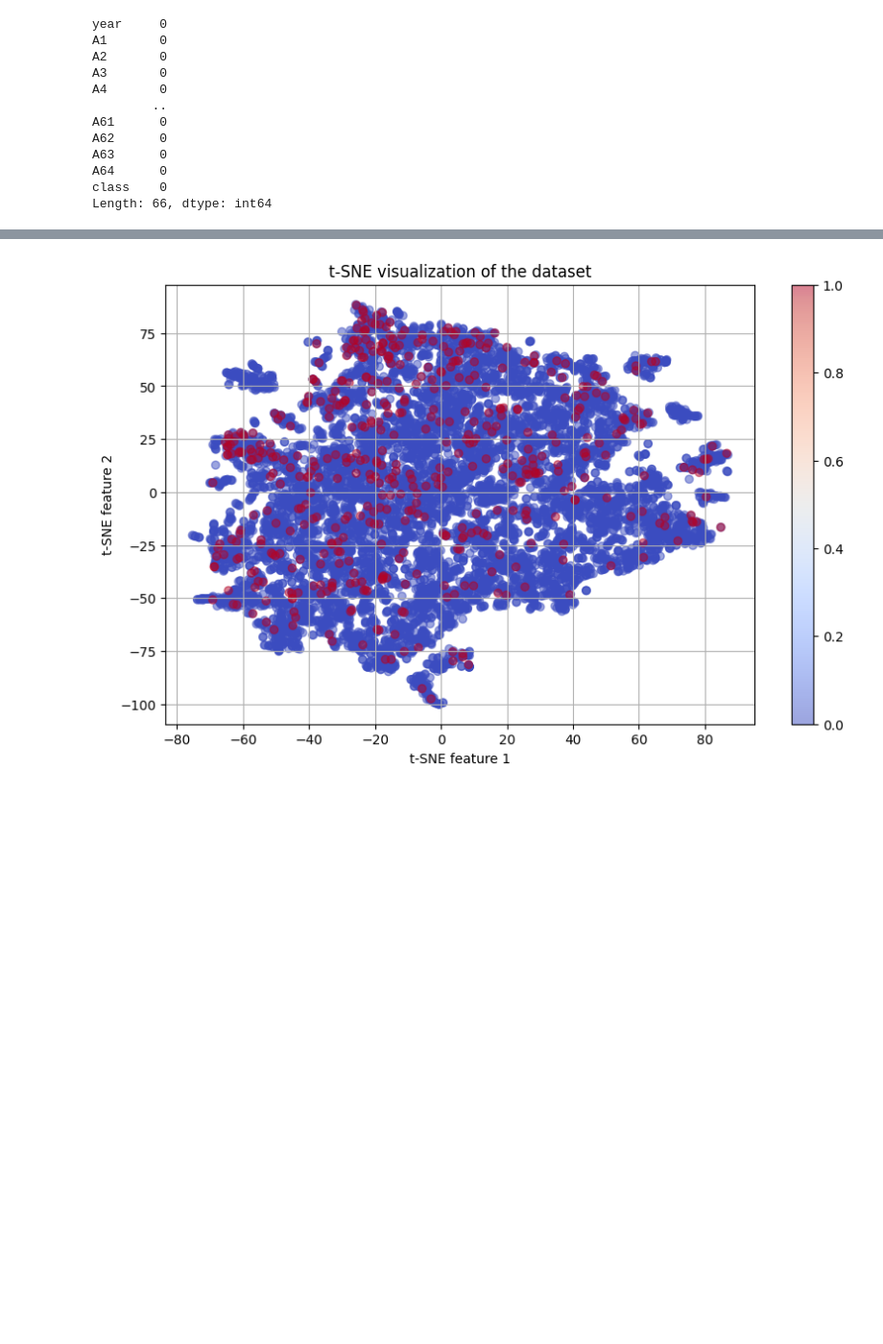
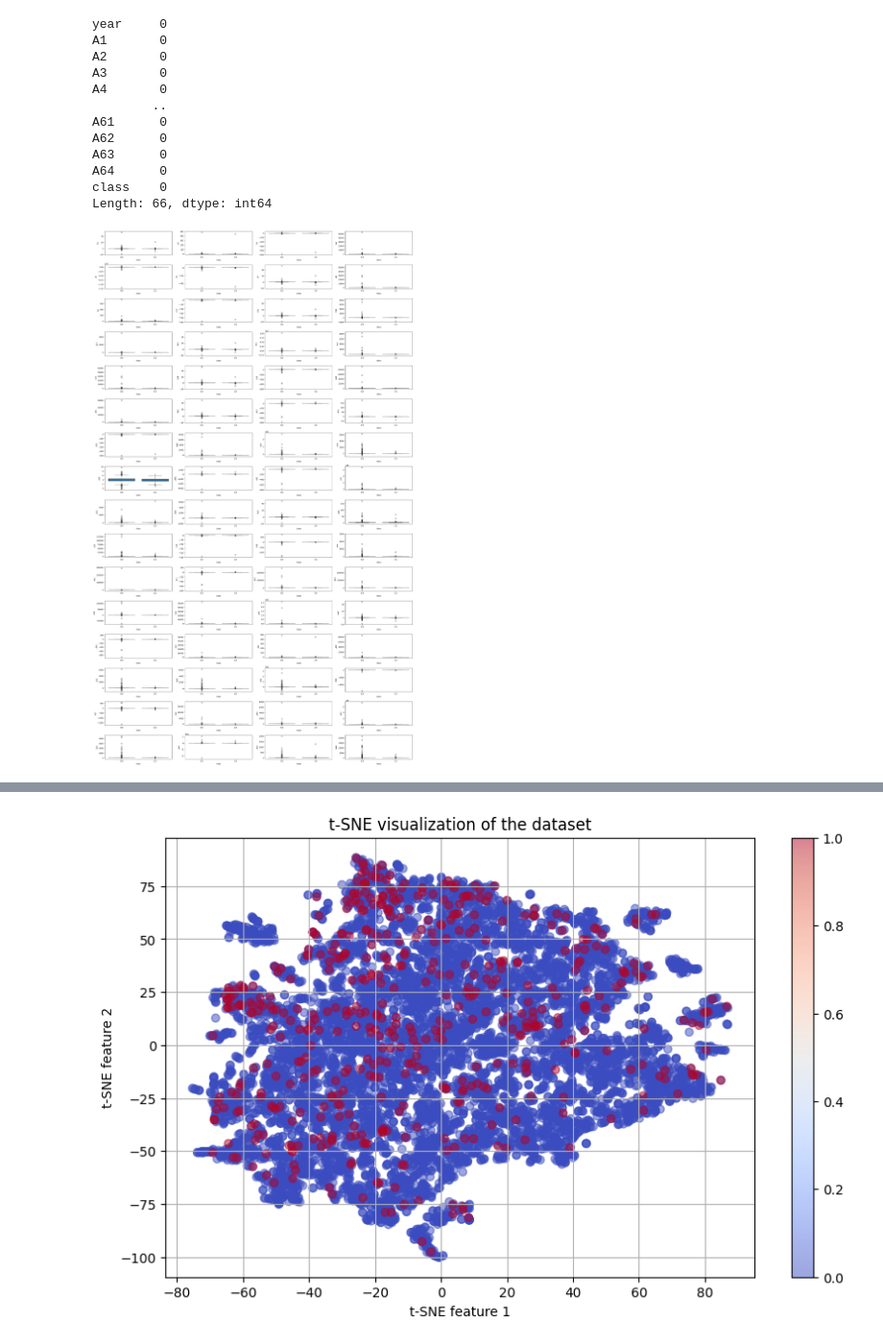
Before and after one commit to Saketh991/feature_engineering_ml_project, a Jupyter notebook: preprocess.ipynb, the cells around one changed output, grey strips where cells are left out. Shown at 96% size. Cells and saved outputs as stored; diff of their text form; code cells hidden in the pictures; blank space fills up the shorter version.

```diff
--- a/preprocess.ipynb
+++ b/preprocess.ipynb
@@ -196,3 +200,16 @@ A63      0
 A64      0
 class    0
 Length: 66, dtype: int64
+# %%
+
+# Box Plots
+plt.figure(figsize=(24, 40))
+for i in range(1, 65):
+    plt.subplot(16, 4, i)
+    sns.boxplot(x='class', y=f'A{i}', data=df_imputed)
+    plt.xlabel('class')
+    plt.ylabel(f'A{i}')
+plt.tight_layout()
+plt.show()
+# %% [output]
+[figure, added]
```
Also changed, not shown: parts of 6 cells of this notebook, 2 other files.
